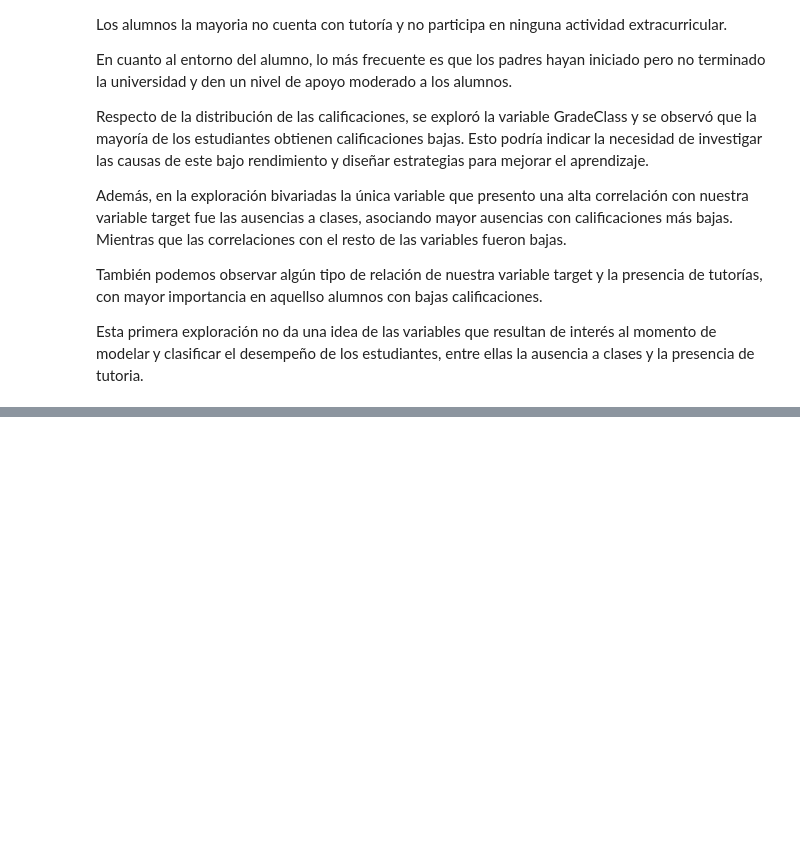
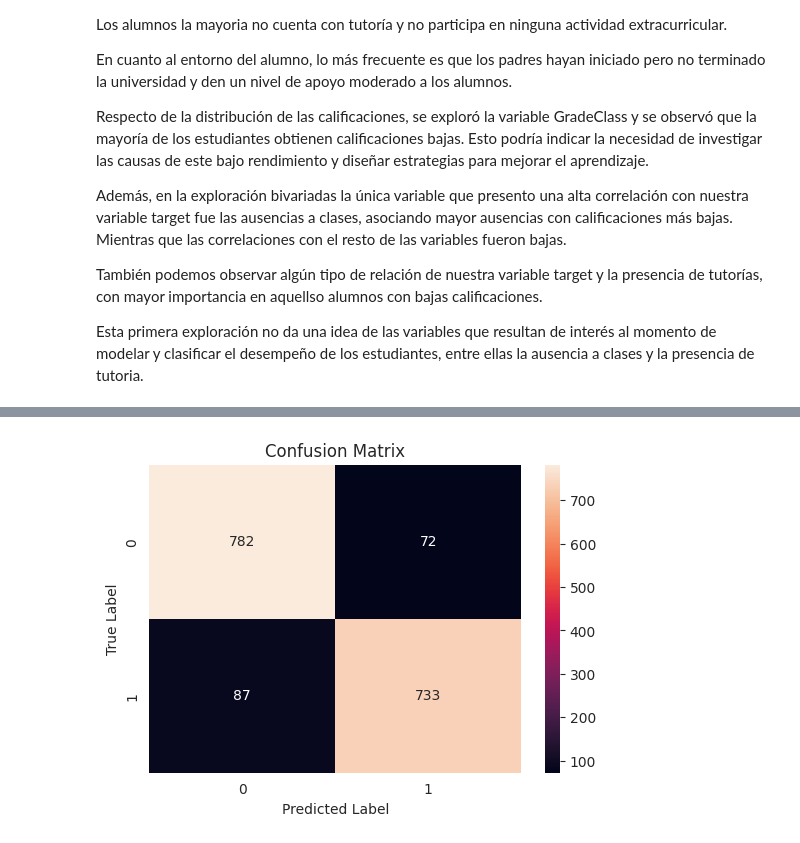
Before and after one commit to APaulalvarez/Coder---Data-Science-II, a Jupyter notebook: Proyecto_ParteIII_Alvarez.ipynb, the cells around one changed output, grey strips where cells are left out. Saved outputs shown, nothing was run; the diff lists cells and outputs as text; code cells hidden in the pictures; blank space fills up the shorter version.

```diff
--- a/Proyecto_ParteIII_Alvarez.ipynb
+++ b/Proyecto_ParteIII_Alvarez.ipynb
@@ -589,0 +655,5 @@ Esta primera exploración no da una idea de las variables que resultan de inter
+# %%
+#Encodeo con dummies las variables con mas de dos categorías
+for col in ['Ethnicity', 'ParentalSupport', 'ParentalEducation']:
+  x[col] = x[col].astype('category')
+print(x.dtypes)
@@ -589,0 +685,8 @@ Esta primera exploración no da una idea de las variables que resultan de inter
+# %%
+# Escalo mis variables numericas
+
+from sklearn.preprocessing import MinMaxScaler
+mm = MinMaxScaler()
+x_new[['Age']] = mm.fit_transform(df[['Age']])
+x_new[['StudyTimeWeeklyge']] = mm.fit_transform(df[['StudyTimeWeekly']])
+x_new[['Absences']] = mm.fit_transform(df[['Absences']])
@@ -589,0 +801,3 @@ Esta primera exploración no da una idea de las variables que resultan de inter
+# %%
+x_dos=x_new.drop(columns=['Age','Gender','Tutoring','Extracurricular','Sports','Music','Volunteering','Ethnicity_1','Ethnicity_2','Ethnicity_3','ParentalEducation_1','ParentalEducation_2','ParentalEducation_3','ParentalEducation_4'])
+x_dos.head()
@@ -589,0 +812,63 @@ Esta primera exploración no da una idea de las variables que resultan de inter
+# %%
+#Separo mi dataset para entrenamiento y testeo
+from sklearn.model_selection import train_test_split
+X_train_dos, X_test_dos, y_train_dos, y_test_dos = train_test_split(x_dos, y, test_size=0.3, random_state=42)
+# Importar las librerias del modelo
+from sklearn.neighbors import KNeighborsClassifier
+
+# Crear la instancia del modelo
+knn_sub = KNeighborsClassifier(n_neighbors=3)
+
+# Entrenar el modelo con los datos y la etiqueta
+knn_sub.fit(X_train_dos, y_train_dos)
+
+# Obtenemos las predicciones del modelo
+preds_train_knn_sub = knn_sub.predict(X_train_dos)
+preds_knn_sub = knn_sub.predict(X_test_dos)
+
+from sklearn.metrics import confusion_matrix
+from sklearn import metrics
+sns.set_style('darkgrid')
+
+# TRAIN---------------------------------------------------
+# Accuracy
+train_accuracy = metrics.accuracy_score(y_train_dos, preds_train_knn_sub)
+print('Accuracy sobre el set de entrenamiento:', train_accuracy, '\n')
+#---------------------------------------------------
+# Classification report.
+print(metrics.classification_report(y_train_dos, preds_train_knn_sub))
+#---------------------------------------------------
+# Creando la matriz de confusión
+cm_tr = confusion_matrix(y_train_dos, preds_train_knn_sub)
+
+# usando heatmap
+plt.figure(figsize=(6, 4))
+sns.heatmap(cm_tr, annot=True, fmt="d")
+plt.title("Confusion Matrix")
+plt.xlabel("Predicted Label")
+plt.ylabel("True Label")
+plt.show()
+#Clase 1: Aprobado
+#Clase 0: Desaprobado
+
+# TEST---------------------------------------------------
+# Accuracy
+test_accuracy = metrics.accuracy_score(y_test_dos, preds_knn_sub)
+print('Accuracy sobre el set de testeo:', test_accuracy, '\n')
+#---------------------------------------------------
+# Classification report.
+print(metrics.classification_report(y_test_dos, preds_knn_sub))
+#---------------------------------------------------
+# Creando la matriz de confusión
+cm_test= confusion_matrix(y_test_dos, preds_knn_sub)
+
+# usando heatmap
+plt.figure(figsize=(6, 4))
+sns.heatmap(cm_test, annot=True, fmt="d")
+plt.title("Confusion Matrix")
+plt.xlabel("Predicted Label")
+plt.ylabel("True Label")
+plt.show()
+#Clase 1: Aprovado
+#Clase 0: Desaprobado
+# %% [output]
@@ -589,0 +885 @@ Esta primera exploración no da una idea de las variables que resultan de inter
+[figure, added]
```
Also changed, not shown: parts of 118 cells of this notebook.
